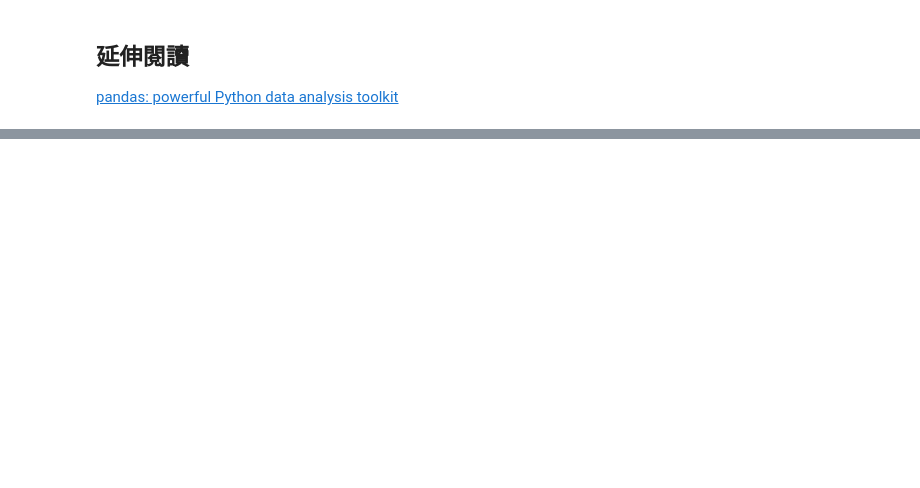
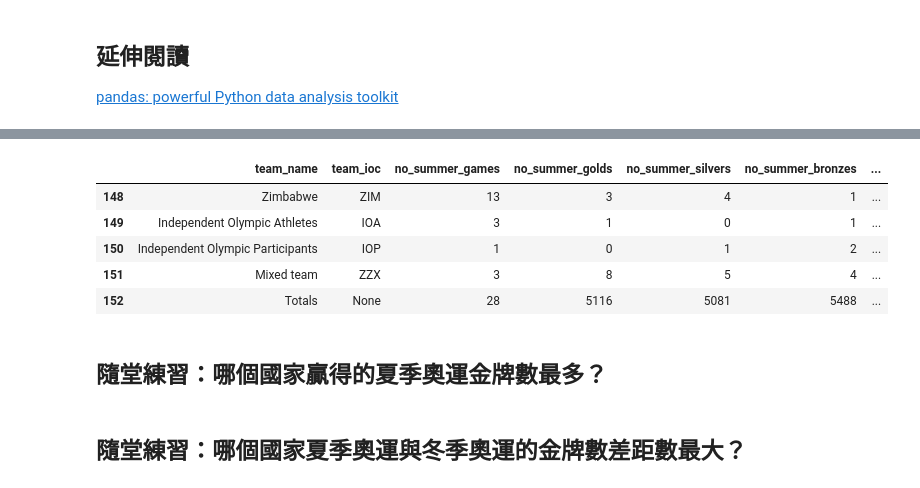
Before and after one commit to yaojenkuo/python-data-analysis, a Jupyter notebook: 03-pandas-101.ipynb, the cells around one changed output, grey strips where cells are left out. Saved outputs shown, nothing was run; the diff lists cells and outputs as text; code cells hidden in the pictures; blank space fills up the shorter version.

```diff
--- a/03-pandas-101.ipynb
+++ b/03-pandas-101.ipynb
@@ -1773,0 +943,11 @@ answer_two()
+# %%
+olympic_medal_table.tail()
+# %% [output]
+|  | team_name | team_ioc | no_summer_games | no_summer_golds | no_summer_silvers | no_summer_bronzes | ... |
+| 148 | Zimbabwe | ZIM | 13 | 3 | 4 | 1 | ... |
+| 149 | Independent Olympic Athletes | IOA | 3 | 1 | 0 | 1 | ... |
+| 150 | Independent Olympic Participants | IOP | 1 | 0 | 1 | 2 | ... |
+| 151 | Mixed team | ZZX | 3 | 8 | 5 | 4 | ... |
+| 152 | Totals | None | 28 | 5116 | 5081 | 5488 | ... |
+# %% [markdown]
+## 隨堂練習：哪個國家贏得的夏季奧運金牌數最多？
@@ -1773,0 +960,2 @@ answer_two()
+# %% [markdown]
+## 隨堂練習：哪個國家夏季奧運與冬季奧運的金牌數差距數最大？
```
Also changed, not shown: parts of 123 cells of this notebook.
